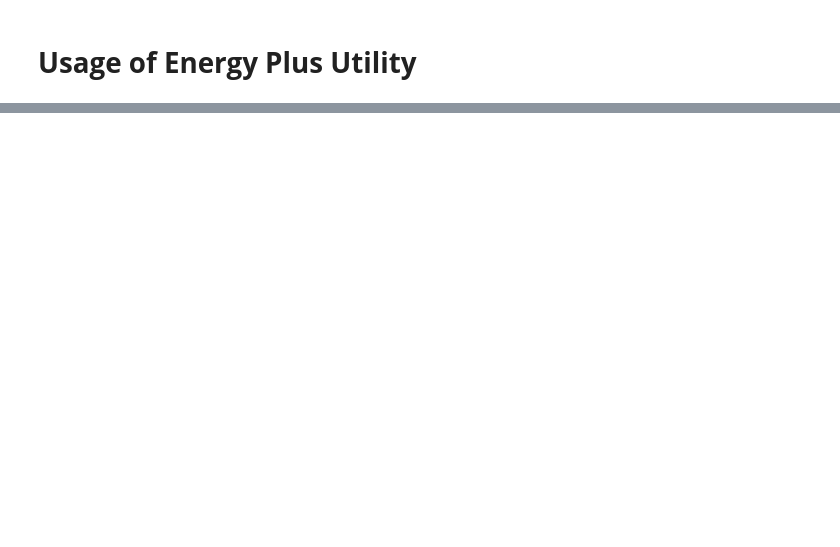
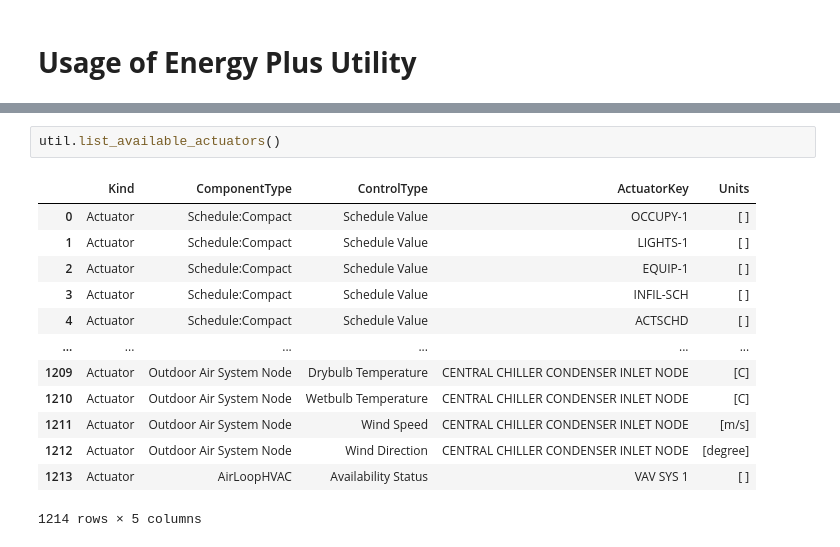
Before and after one commit to janithcyapa/Decentralized-HVAC-Control-System, a Jupyter notebook: energy-plus-utility.ipynb, the cells around one changed output, grey strips where cells are left out. Saved outputs shown, nothing was run; the diff lists cells and outputs as text; blank space fills up the shorter version.

```diff
--- a/energy-plus-utility.ipynb
+++ b/energy-plus-utility.ipynb
@@ -78,0 +210,16 @@ print(EPLUS,EPLUS_ROOT )
+# %%
+util.list_available_actuators()
+# %% [output]
+|  | Kind | ComponentType | ControlType | ActuatorKey | Units |
+| 0 | Actuator | Schedule:Compact | Schedule Value | OCCUPY-1 | [ ] |
+| 1 | Actuator | Schedule:Compact | Schedule Value | LIGHTS-1 | [ ] |
+| 2 | Actuator | Schedule:Compact | Schedule Value | EQUIP-1 | [ ] |
+| 3 | Actuator | Schedule:Compact | Schedule Value | INFIL-SCH | [ ] |
+| 4 | Actuator | Schedule:Compact | Schedule Value | ACTSCHD | [ ] |
+| ... | ... | ... | ... | ... | ... |
+| 1209 | Actuator | Outdoor Air System Node | Drybulb Temperature | CENTRAL CHILLER CONDENSER INLET NODE | [C] |
+| 1210 | Actuator | Outdoor Air System Node | Wetbulb Temperature | CENTRAL CHILLER CONDENSER INLET NODE | [C] |
+| 1211 | Actuator | Outdoor Air System Node | Wind Speed | CENTRAL CHILLER CONDENSER INLET NODE | [m/s] |
+| 1212 | Actuator | Outdoor Air System Node | Wind Direction | CENTRAL CHILLER CONDENSER INLET NODE | [degree] |
+| 1213 | Actuator | AirLoopHVAC | Availability Status | VAV SYS 1 | [ ] |
+1214 rows × 5 columns
```
Also changed, not shown: parts of 21 cells of this notebook.
